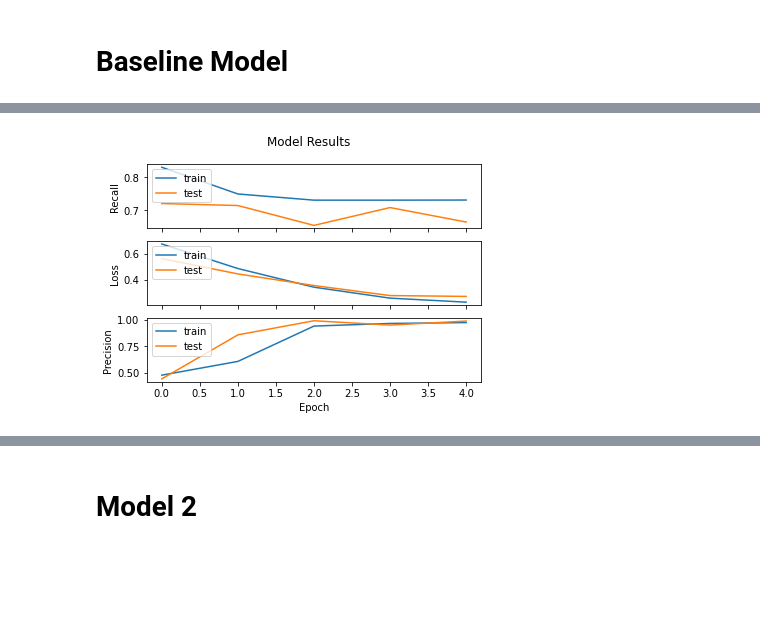
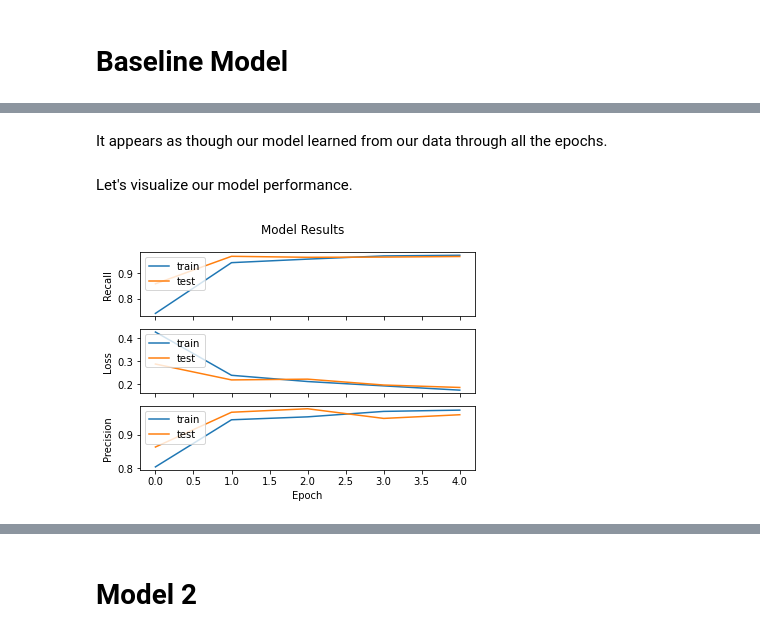
Before and after one commit to edgarbarr1/image-classification-neural-network, a Jupyter notebook: notebook/image-classification-notebook.ipynb, the cells around one changed output, grey strips where cells are left out. Cells and saved outputs as stored; diff of their text form; code cells hidden in the pictures; blank space fills up the shorter version.

```diff
--- a/notebook/image-classification-notebook.ipynb
+++ b/notebook/image-classification-notebook.ipynb
@@ -332,10 +292,11 @@ _________________________________________________________________
 # %%
 start = time.time()
 history_baseline = base_line.fit(X_train,
-                      y_train,
-                      batch_size = 32,
-                      epochs = 5,
-                                validation_split = .25)
+                                 y_train,
+                                 batch_size = 32,
+                                 epochs = 5,
+                                 validation_data = (X_test, y_test))
 end = time.time()
-print('Minutes: {}'.format((end-start)/60))
+print('------------------------------------------------')
+print('This model took {} minutes to train.'.format((end-start)/60))
 # %% [output]
@@ -354,7 +315,11 @@ Minutes: 0.8516848802566528
+# %% [markdown]
+It appears as though our model learned from our data through all the epochs.
+# %% [markdown]
+Let's visualize our model performance.
 # %%
-visualize_training_results(history_baseline,1)
+visualize_training_results_1(history_baseline)
 # %% [output]
-[figure, old version]
+[figure, new version]
 # %%
 results_train = base_line.evaluate(X_train, y_train)
 results_test = base_line.evaluate(X_test, y_test)
```
Also changed, not shown: parts of 108 cells of this notebook, 1 other file.
